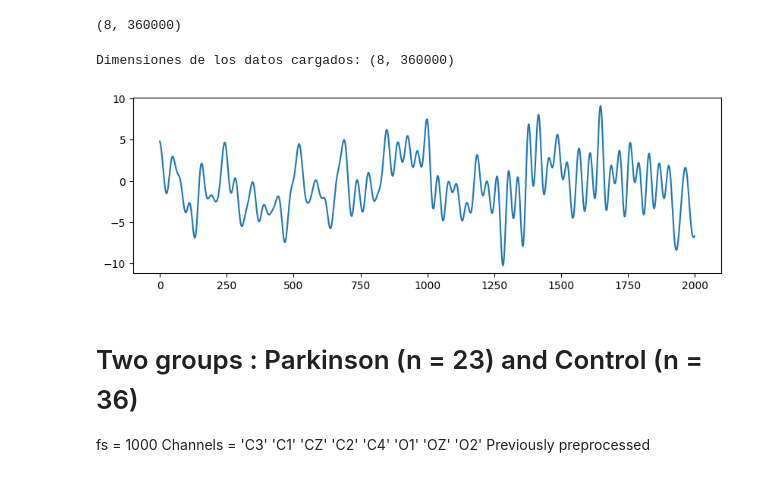
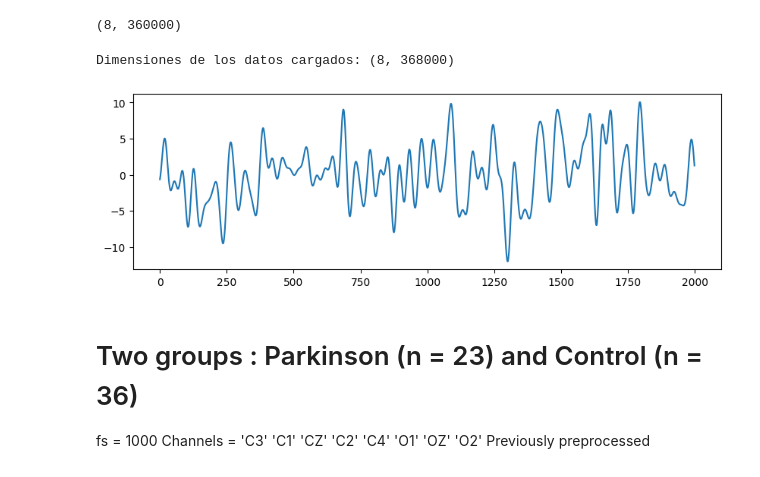
Before and after one commit to NataliaArenasP20/LaboratorioBiosenales, a Jupyter notebook: Practica_3/AnalisisEEG.ipynb, the cells around one changed output. Drawn from its saved outputs; the diff is of its cells as text; code cells hidden in the pictures.

```diff
--- a/Practica_3/AnalisisEEG.ipynb
+++ b/Practica_3/AnalisisEEG.ipynb
@@ -78,12 +81,12 @@ senal_continua.shape
 # %%
 print("Dimensiones de los datos cargados: " + str(senal_continua.shape))
 fig = plt.figure(figsize=(10,3))
 #fig.subplots_adjust(hspace=0.4, wspace=0.4)
-plt.plot(senal_continua[0,0:2000])
+plt.plot(senal_continua[5,0:2000])
 plt.show()
 # %% [output]
-Dimensiones de los datos cargados: (8, 360000)
+Dimensiones de los datos cargados: (8, 368000)
-[figure, old version]
+[figure, new version]
 # %% [markdown]
 # Two groups : Parkinson (n = 23) and Control (n = 36)
 
```
Also changed, not shown: parts of 26 cells of this notebook, 1 other file.
